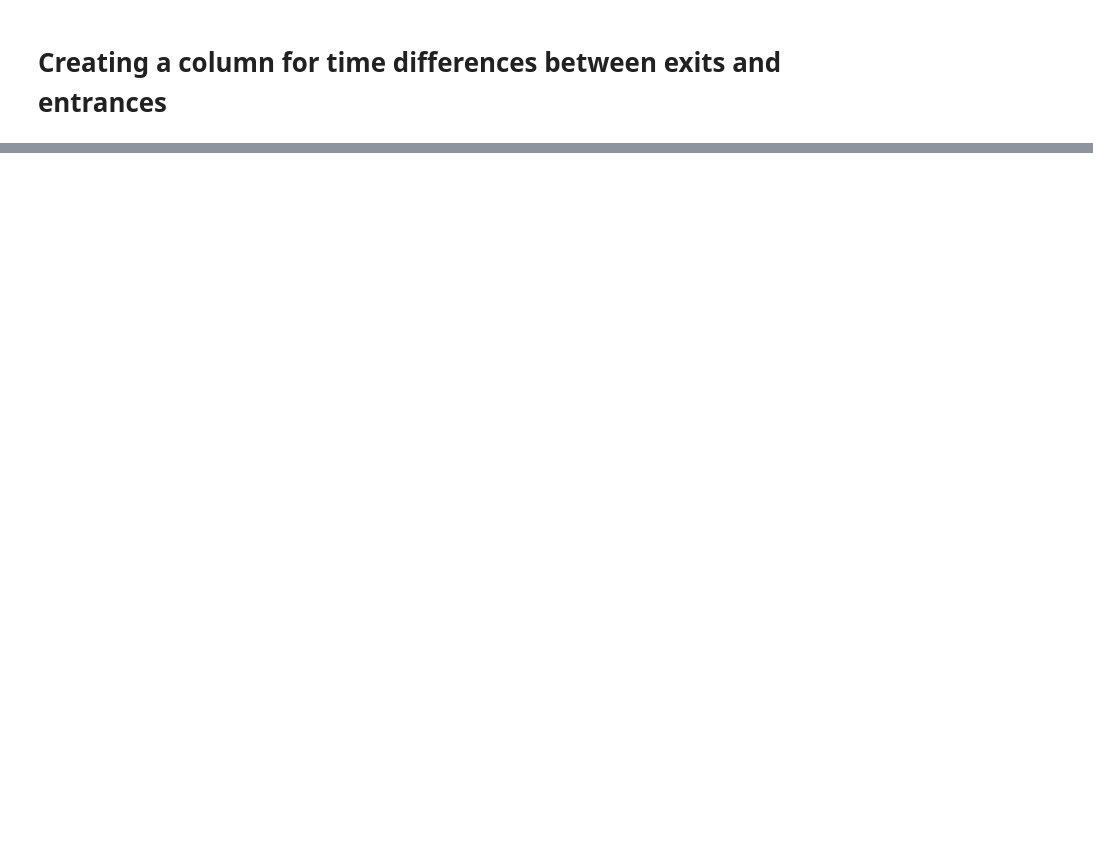
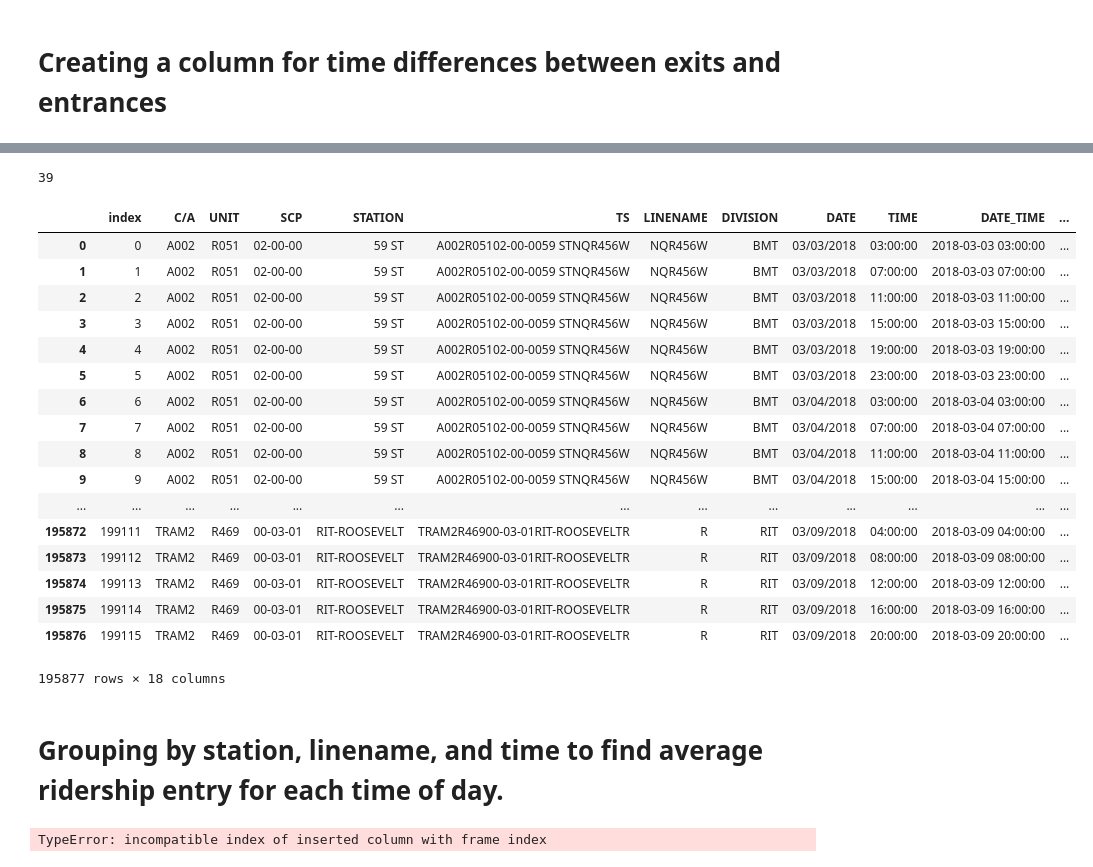
Before and after one commit to vszuflita/Metis, a Jupyter notebook: Project1/Proj1_cVicky.ipynb, the cells around one changed output, grey strips where cells are left out. Cells and saved outputs as stored; diff of their text form; code cells hidden in the pictures; blank space fills up the shorter version.

```diff
--- a/Project1/Proj1_cVicky.ipynb
+++ b/Project1/Proj1_cVicky.ipynb
@@ -146,0 +158,37 @@ array([ 6,  8,  7,  5,  4,  3, 10,  1,  2,  9, 11])
+# %%
+len(df_r[df_r["Entries_diff"] < 0].groupby(["STATION"]).count())
+# %% [output]
+39
+# %%
+df_r.reset_index()
+# %% [output]
+|  | index | C/A | UNIT | SCP | STATION | TS | LINENAME | DIVISION | DATE | TIME | DATE_TIME | ... |
+| 0 | 0 | A002 | R051 | 02-00-00 | 59 ST | A002R05102-00-0059 STNQR456W | NQR456W | BMT | 03/03/2018 | 03:00:00 | 2018-03-03 03:00:00 | ... |
+| 1 | 1 | A002 | R051 | 02-00-00 | 59 ST | A002R05102-00-0059 STNQR456W | NQR456W | BMT | 03/03/2018 | 07:00:00 | 2018-03-03 07:00:00 | ... |
+| 2 | 2 | A002 | R051 | 02-00-00 | 59 ST | A002R05102-00-0059 STNQR456W | NQR456W | BMT | 03/03/2018 | 11:00:00 | 2018-03-03 11:00:00 | ... |
+| 3 | 3 | A002 | R051 | 02-00-00 | 59 ST | A002R05102-00-0059 STNQR456W | NQR456W | BMT | 03/03/2018 | 15:00:00 | 2018-03-03 15:00:00 | ... |
+| 4 | 4 | A002 | R051 | 02-00-00 | 59 ST | A002R05102-00-0059 STNQR456W | NQR456W | BMT | 03/03/2018 | 19:00:00 | 2018-03-03 19:00:00 | ... |
+| 5 | 5 | A002 | R051 | 02-00-00 | 59 ST | A002R05102-00-0059 STNQR456W | NQR456W | BMT | 03/03/2018 | 23:00:00 | 2018-03-03 23:00:00 | ... |
+| 6 | 6 | A002 | R051 | 02-00-00 | 59 ST | A002R05102-00-0059 STNQR456W | NQR456W | BMT | 03/04/2018 | 03:00:00 | 2018-03-04 03:00:00 | ... |
+| 7 | 7 | A002 | R051 | 02-00-00 | 59 ST | A002R05102-00-0059 STNQR456W | NQR456W | BMT | 03/04/2018 | 07:00:00 | 2018-03-04 07:00:00 | ... |
+| 8 | 8 | A002 | R051 | 02-00-00 | 59 ST | A002R05102-00-0059 STNQR456W | NQR456W | BMT | 03/04/2018 | 11:00:00 | 2018-03-04 11:00:00 | ... |
+| 9 | 9 | A002 | R051 | 02-00-00 | 59 ST | A002R05102-00-0059 STNQR456W | NQR456W | BMT | 03/04/2018 | 15:00:00 | 2018-03-04 15:00:00 | ... |
+| ... | ... | ... | ... | ... | ... | ... | ... | ... | ... | ... | ... | ... |
+| 195872 | 199111 | TRAM2 | R469 | 00-03-01 | RIT-ROOSEVELT | TRAM2R46900-03-01RIT-ROOSEVELTR | R | RIT | 03/09/2018 | 04:00:00 | 2018-03-09 04:00:00 | ... |
+| 195873 | 199112 | TRAM2 | R469 | 00-03-01 | RIT-ROOSEVELT | TRAM2R46900-03-01RIT-ROOSEVELTR | R | RIT | 03/09/2018 | 08:00:00 | 2018-03-09 08:00:00 | ... |
+| 195874 | 199113 | TRAM2 | R469 | 00-03-01 | RIT-ROOSEVELT | TRAM2R46900-03-01RIT-ROOSEVELTR | R | RIT | 03/09/2018 | 12:00:00 | 2018-03-09 12:00:00 | ... |
+| 195875 | 199114 | TRAM2 | R469 | 00-03-01 | RIT-ROOSEVELT | TRAM2R46900-03-01RIT-ROOSEVELTR | R | RIT | 03/09/2018 | 16:00:00 | 2018-03-09 16:00:00 | ... |
+| 195876 | 199115 | TRAM2 | R469 | 00-03-01 | RIT-ROOSEVELT | TRAM2R46900-03-01RIT-ROOSEVELTR | R | RIT | 03/09/2018 | 20:00:00 | 2018-03-09 20:00:00 | ... |
+195877 rows × 18 columns
+# %% [markdown]
+# Grouping by station, linename, and time to find average ridership entry for each time of day.
+# %%
+Entries_diff = df_r.groupby(['STATION', 'LINENAME' , 'TIME_TIME'], as_index = False)['Entries_diff'].apply(np.mean)
+#df_r.reset_index()
+#print(Entries_diff)
+df_r.insert(loc = 13, column='Daily_Entry', value=Entries_diff)
+
+#df_r.head(10)
+#df['e'] = df[['a','b','d']].map(sum)
+# %% [output]
+TypeError: incompatible index of inserted column with frame index
```
Also changed, not shown: parts of 39 cells of this notebook.
